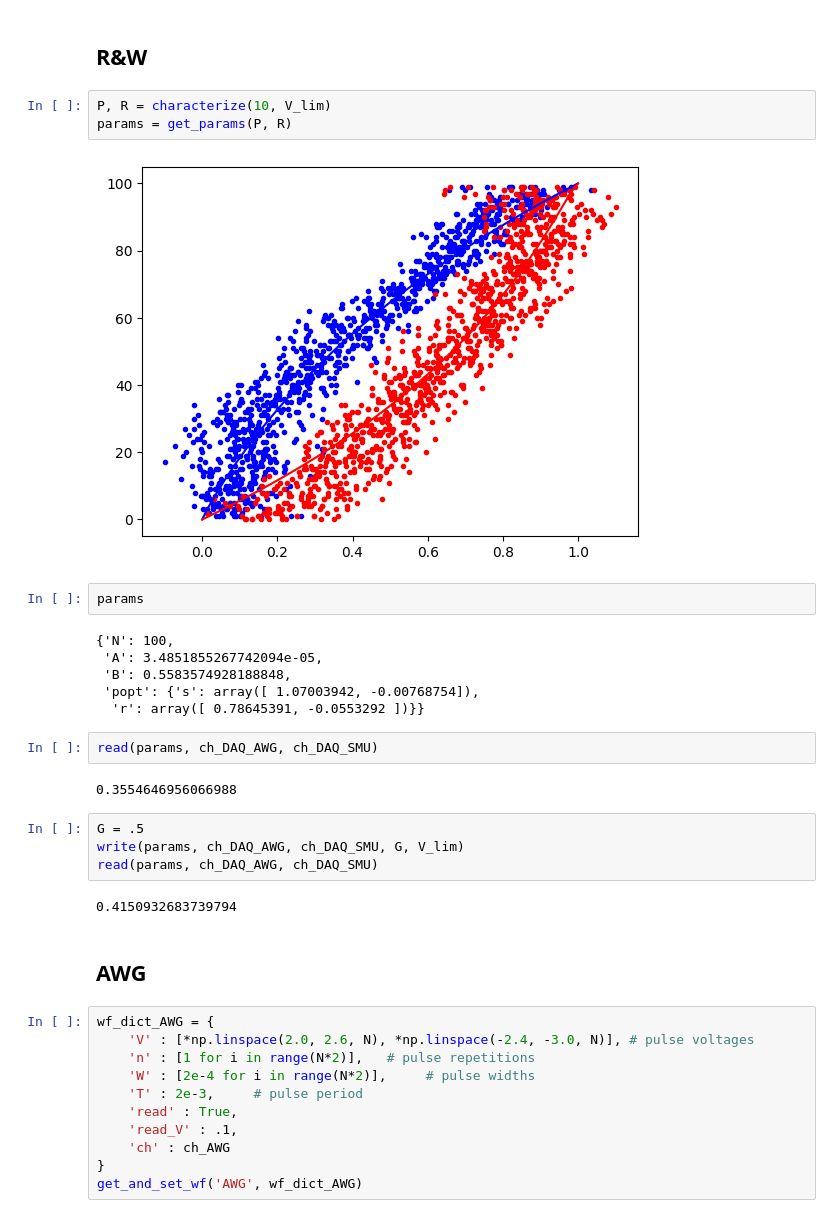
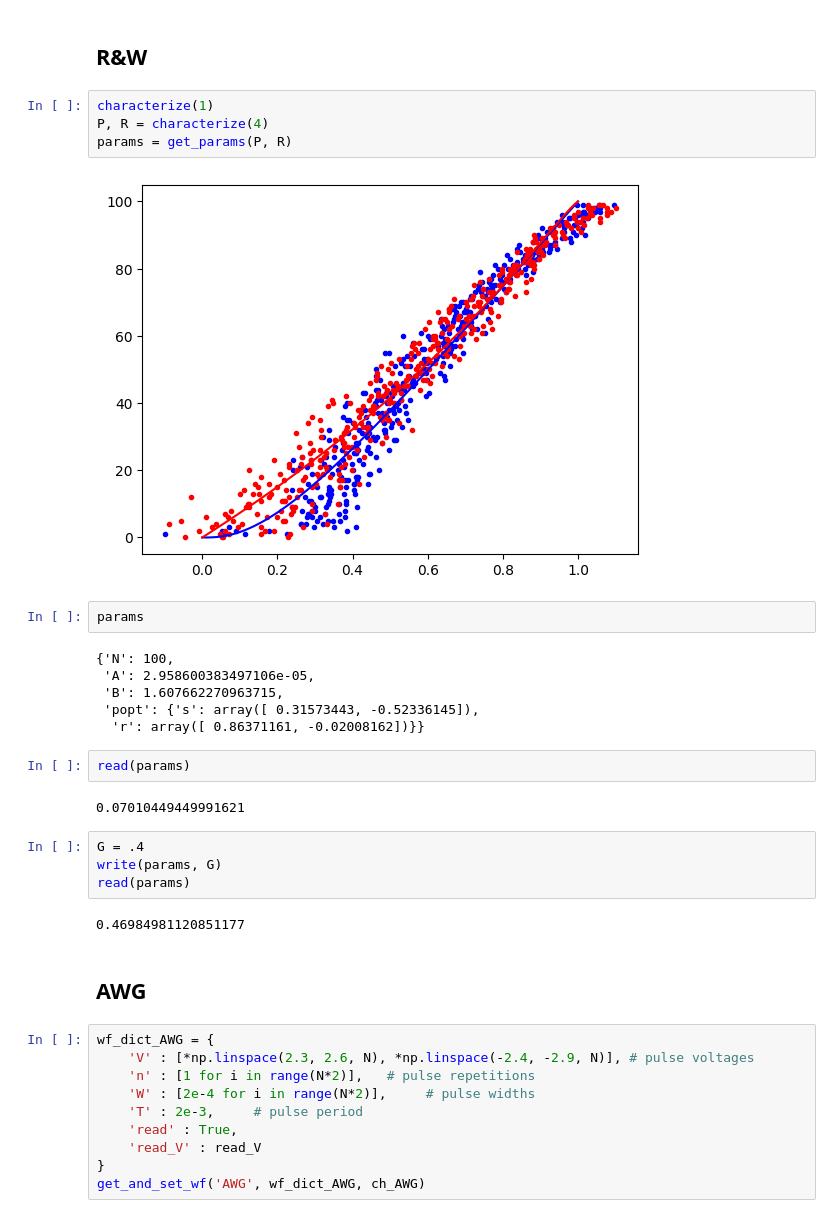
Before and after one commit to raxov99/iis_optolab, a Jupyter notebook: in_lab.ipynb, the cells around one changed output. Drawn from its saved outputs; the diff is of its cells as text.

```diff
--- a/in_lab.ipynb
+++ b/in_lab.ipynb
@@ -13,38 +13,38 @@ instruments['DAQ'].set_conn(123)
 # %% [markdown]
 ## R&W
 # %%
-P, R = characterize(10, V_lim)
+characterize(1)
+P, R = characterize(4)
 params = get_params(P, R)
 # %% [output]
-[figure, old version]
+[figure, new version]
 # %%
 params
 # %% [output]
 {'N': 100,
- 'A': 3.4851855267742094e-05,
- 'B': 0.5583574928188848,
- 'popt': {'s': array([ 1.07003942, -0.00768754]),
-  'r': array([ 0.78645391, -0.0553292 ])}}
+ 'A': 2.958600383497106e-05,
+ 'B': 1.607662270963715,
+ 'popt': {'s': array([ 0.31573443, -0.52336145]),
+  'r': array([ 0.86371161, -0.02008162])}}
 # %%
-read(params, ch_DAQ_AWG, ch_DAQ_SMU)
+read(params)
 # %% [output]
-0.3554646956066988
+0.07010449449991621
 # %%
-G = .5
-write(params, ch_DAQ_AWG, ch_DAQ_SMU, G, V_lim)
-read(params, ch_DAQ_AWG, ch_DAQ_SMU)
+G = .4
+write(params, G)
+read(params)
 # %% [output]
-0.4150932683739794
+0.46984981120851177
 # %% [markdown]
 ## AWG
 # %%
 wf_dict_AWG = {
-    'V' : [*np.linspace(2.0, 2.6, N), *np.linspace(-2.4, -3.0, N)], # pulse voltages
+    'V' : [*np.linspace(2.3, 2.6, N), *np.linspace(-2.4, -2.9, N)], # pulse voltages
     'n' : [1 for i in range(N*2)],   # pulse repetitions
     'W' : [2e-4 for i in range(N*2)],     # pulse widths
     'T' : 2e-3,     # pulse period
     'read' : True,
-    'read_V' : .1,
-    'ch' : ch_AWG
+    'read_V' : read_V
 }
-get_and_set_wf('AWG', wf_dict_AWG)
+get_and_set_wf('AWG', wf_dict_AWG, ch_AWG)
```
Also changed, not shown: parts of 15 cells of this notebook, 3 other files.
